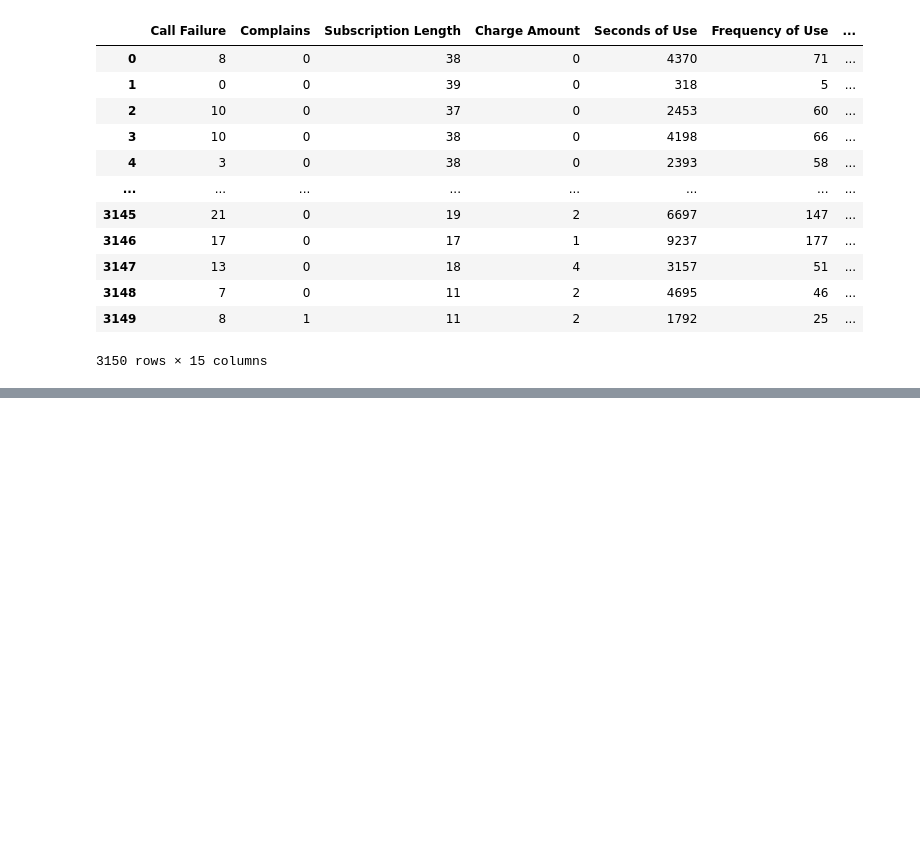
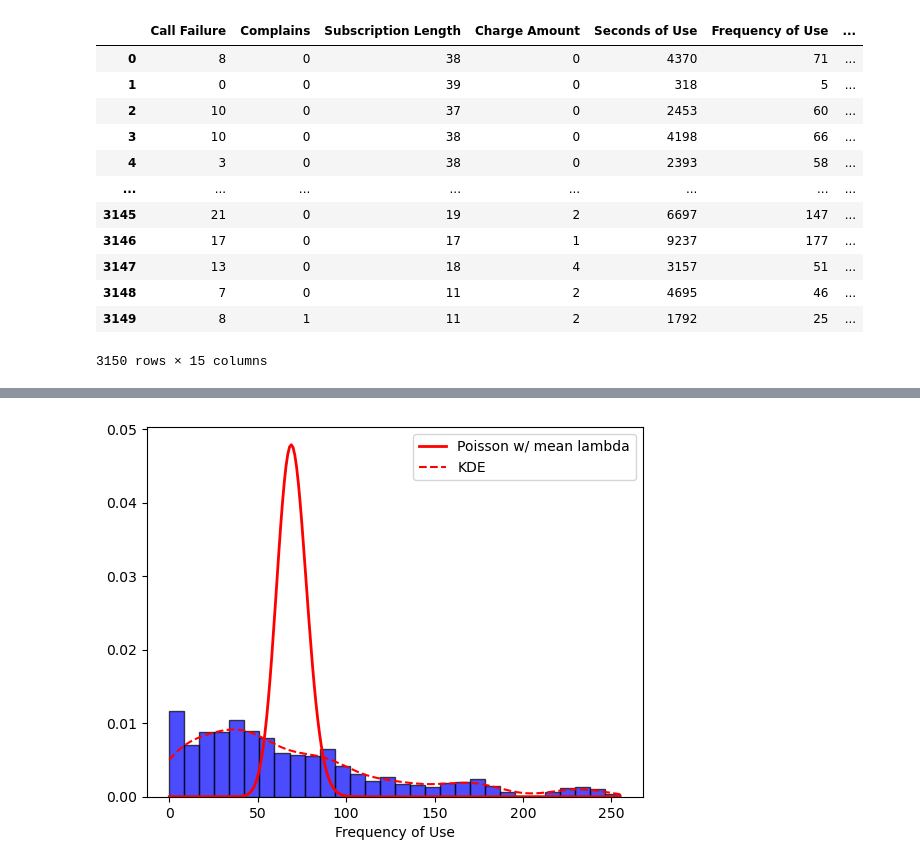
Before and after one commit to Dhunsheth/customer-churn-analysis, a Jupyter notebook: EDA.ipynb, the cells around one changed output, grey strips where cells are left out. Saved outputs shown, nothing was run; the diff lists cells and outputs as text; code cells hidden in the pictures; blank space fills up the shorter version.

```diff
--- a/EDA.ipynb
+++ b/EDA.ipynb
@@ -33,0 +192,20 @@ data
+# %%
+# Number of Calls - Poisson
+plt.hist(data['Frequency of Use'], bins=30, density=True, alpha=0.7, color='blue', edgecolor='black')
+
+kde = gaussian_kde(data['Frequency of Use'])
+x = np.linspace(data['Frequency of Use'].min(), data['Frequency of Use'].max(), 1000)
+density_kde = kde(x)
+
+lambda_estimate = data['Frequency of Use'].mean()
+max = data['Frequency of Use'].max()
+x_p = np.arange(0, max+1)
+poisson_dist = poisson.pmf(x_p, lambda_estimate)
+
+plt.plot(x_p, poisson_dist, 'r', linewidth=2, label='Poisson w/ mean lambda')
+plt.plot(x, density_kde, label='KDE', color='r', linestyle='--')
+plt.xlabel('Frequency of Use')
+plt.legend()
+plt.show()
+# %% [output]
+[figure, added]
```
Also changed, not shown: parts of 24 cells of this notebook.
